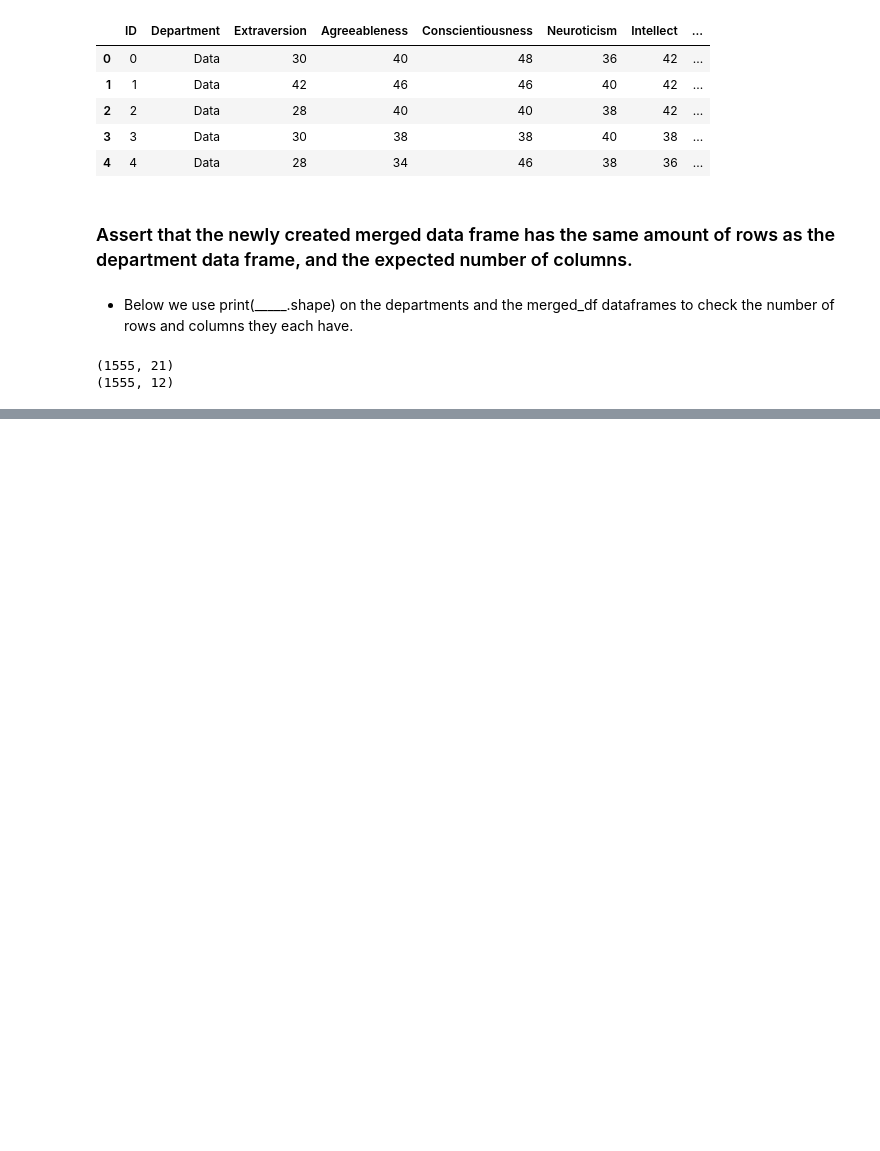
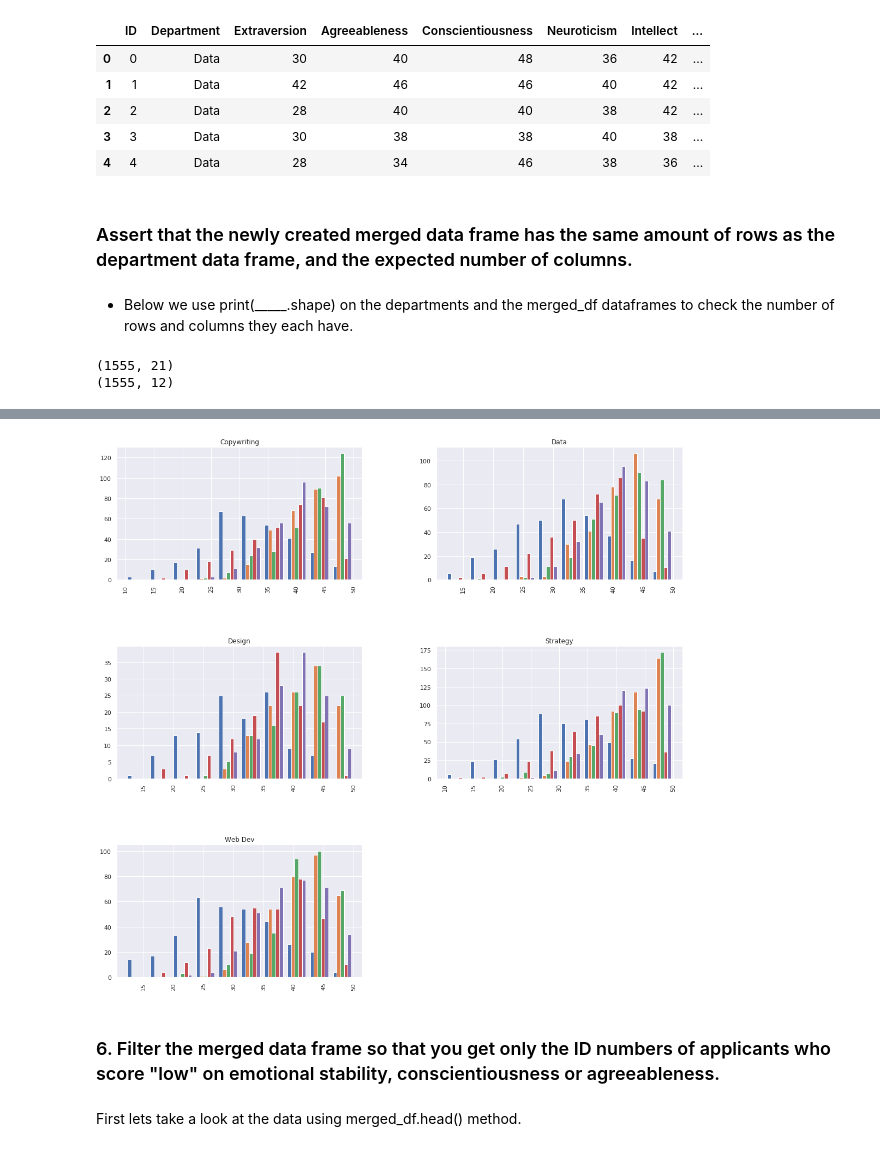
Before and after one commit to nhlalwenhle/Data-Wrangling.-Umuzi-data, a Jupyter notebook: Data_wrangling.ipynb, the cells around one changed output, grey strips where cells are left out. Saved outputs shown, nothing was run; the diff lists cells and outputs as text; code cells hidden in the pictures; blank space fills up the shorter version.

```diff
--- a/Data_wrangling.ipynb
+++ b/Data_wrangling.ipynb
@@ -368,0 +384,11 @@ print(merged_df.shape)
+# %%
+labels = "Extraversion", "Agreeableness", "Conscientiousness", "Neuroticism", "Intellect"
+merged_df[["Extraversion", "Agreeableness", "Conscientiousness", "Neuroticism", "Intellect"]].hist(by=merged_df['Department'], label=labels, figsize = (18,18))
+plt.legend(labels)
+plt.show()
+# %% [output]
+[figure, added]
+# %% [markdown]
+### 6. Filter the merged data frame so that you get only the ID numbers of applicants who score "low" on emotional stability, conscientiousness or agreeableness.
+# %% [markdown]
+First lets take a look at the data using merged_df.head() method.
```
Also changed, not shown: parts of 39 cells of this notebook.
